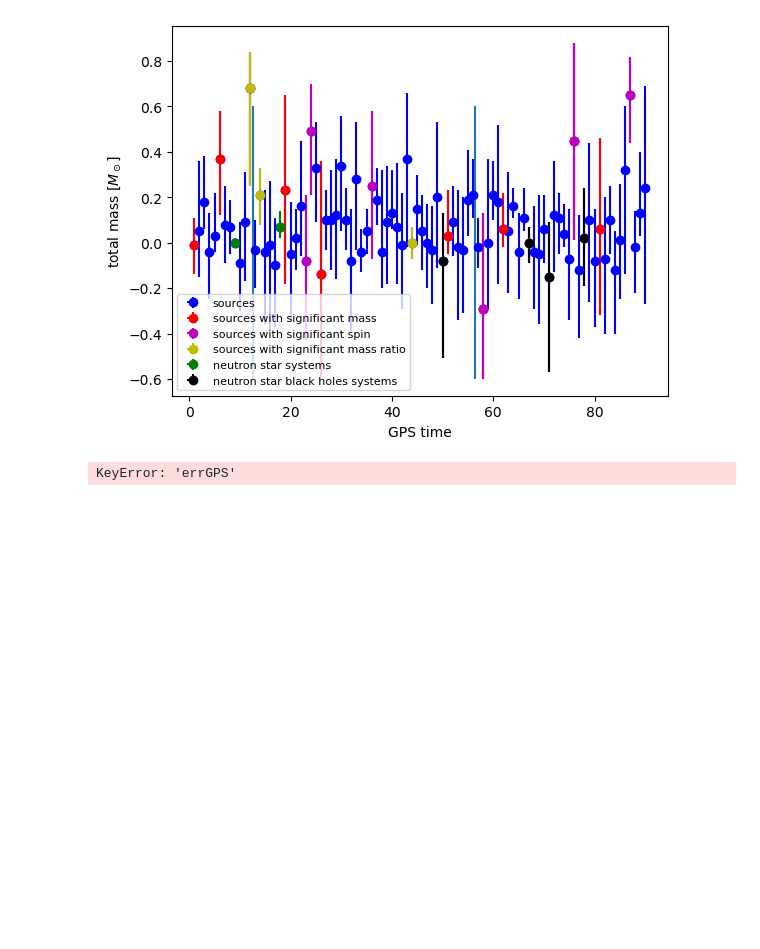
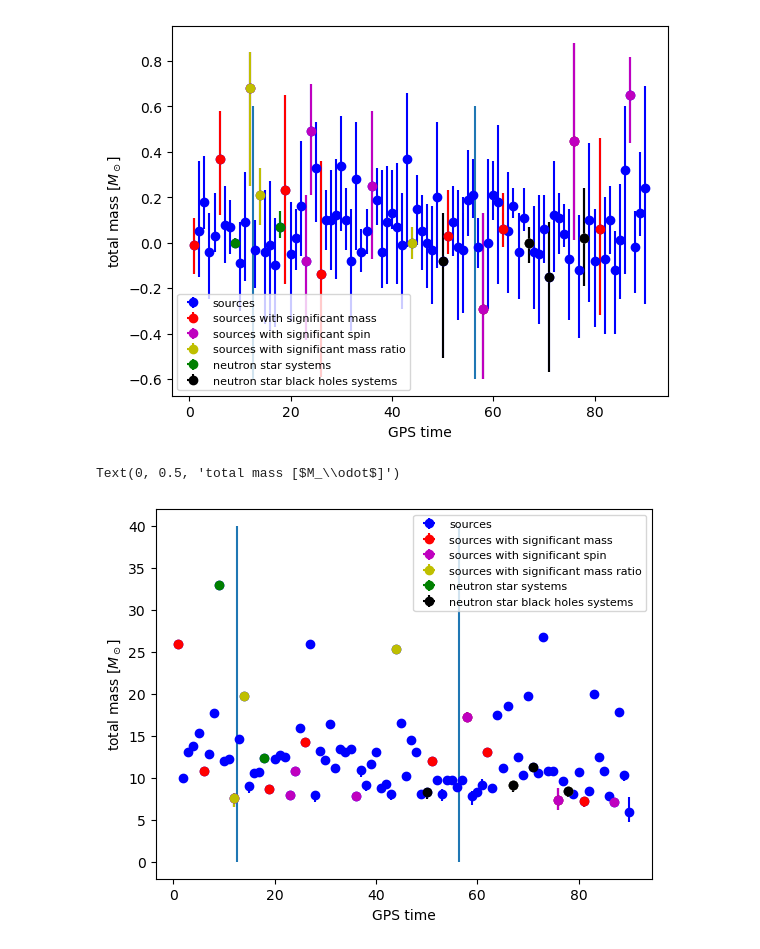
Before and after one commit to Sareva00/LIGO-project, a Jupyter notebook: properties.ipynb, the cells around one changed output. Cells and saved outputs as stored; diff of their text form; code cells hidden in the pictures; blank space fills up the shorter version.

```diff
--- a/properties.ipynb
+++ b/properties.ipynb
@@ -714,11 +722,12 @@ plt.ylabel ('total mass [$M_\odot$]')
 Text(0, 0.5, 'total mass [$M_\\odot$]')
 [figure]
 # %%
-graph("index", "snr", "err_index", "errGPS", "err_index", "snr_up")
+graph("index", "snr", "err_index", "err_index", "snr_lw", "snr_up")
 plt.vlines(12.5, ymin=0,ymax=40)
 plt.vlines(56.5, ymin=0,ymax=40)
 
 plt.xlabel ('GPS time')
 plt.ylabel ('total mass [$M_\odot$]')
 # %% [output]
-KeyError: 'errGPS'
+Text(0, 0.5, 'total mass [$M_\\odot$]')
+[figure, added]
```
Also changed, not shown: parts of 9 cells of this notebook, 1 other file.
